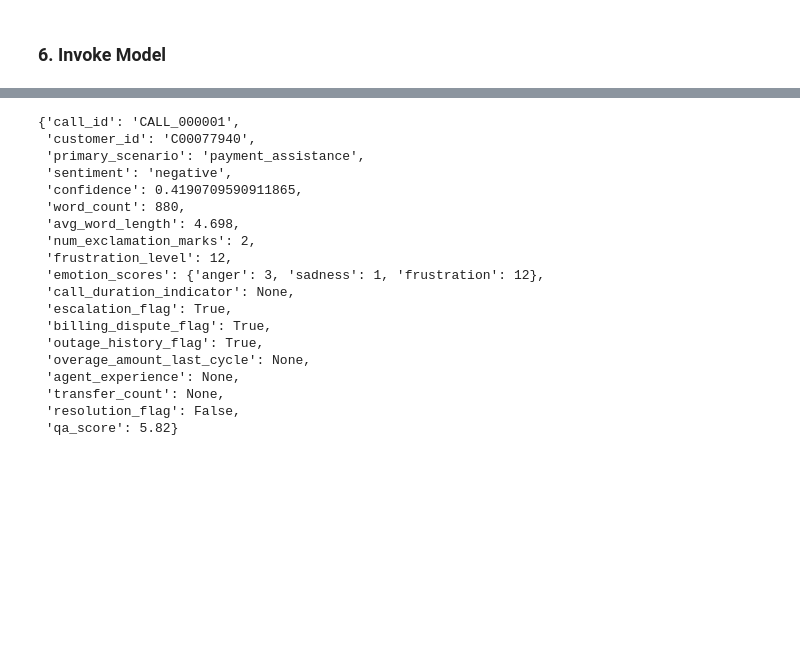
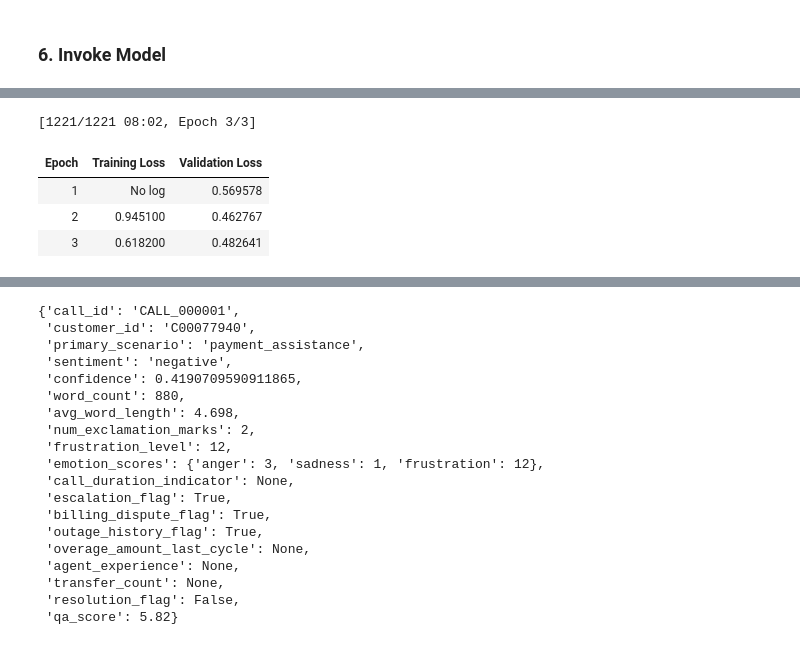
Before and after one commit to Lumin33r/Capstone-Churn, a Jupyter notebook: sagemaker/sentiment/sentiment_training.ipynb, the cells around one changed output, grey strips where cells are left out. Cells and saved outputs as stored; diff of their text form; code cells hidden in the pictures; blank space fills up the shorter version.

```diff
--- a/sagemaker/sentiment/sentiment_training.ipynb
+++ b/sagemaker/sentiment/sentiment_training.ipynb
@@ -679,35 +671,45 @@ KeyboardInterrupt:
 # %%
 from transformers import DataCollatorForLanguageModeling, AutoModelForMaskedLM
 
 mlm_model = AutoModelForMaskedLM.from_pretrained("distilbert-base-uncased")
 mlm_tokenized = dataset.map(
-    lambda batch: tokenizer(batch["clean_transcript"], truncation=True, padding="max_length", max_length=128),
+    lambda batch: tokenizer(batch["clean_transcript"], truncation=True, padding="max_length", max_length=256),
     batched=True,
 )
 mlm_tokenized.set_format("torch", columns=["input_ids", "attention_mask"])
 
 data_collator = DataCollatorForLanguageModeling(
     tokenizer=tokenizer,
     mlm=True,
     mlm_probability=0.15,
 )
 
 mlm_args = TrainingArguments(
     output_dir="./distilbert-domain-mlm",
     per_device_train_batch_size=16,
     num_train_epochs=3,
     learning_rate=5e-5,
+    evaluation_strategy="epoch",
+    save_total_limit=3,
+    save_safetensors=False,
 )
 
 mlm_trainer = Trainer(
     model=mlm_model,
     args=mlm_args,
-    train_dataset=mlm_tokenized,
+    train_dataset=mlm_tokenized['train'],
+    eval_dataset=mlm_tokenized['test'],
     data_collator=data_collator,
 )
 
 mlm_trainer.train()
 mlm_trainer.save_model(output_dir="./distilbert-domain-mlm")
+# %% [output]
+[1221/1221 08:02, Epoch 3/3]
+| Epoch | Training Loss | Validation Loss |
+| 1 | No log | 0.569578 |
+| 2 | 0.945100 | 0.462767 |
+| 3 | 0.618200 | 0.482641 |
 # %%
 
 FRUSTRATION_WORDS = [
```
Also changed, not shown: parts of 13 cells of this notebook, 14 other files.
